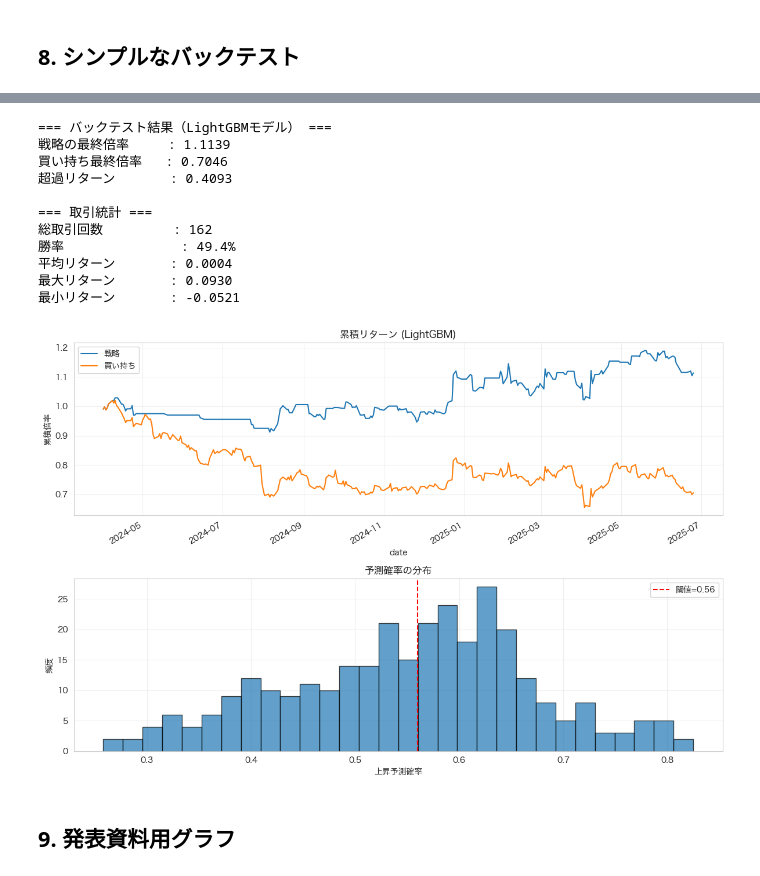
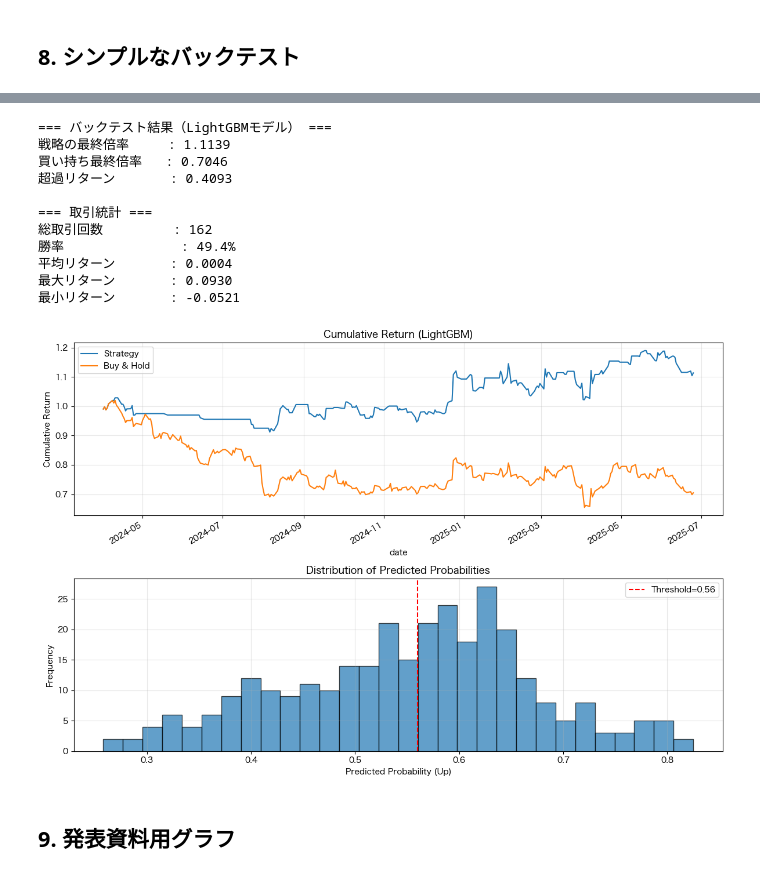
Before and after one commit to g-horikoshi-216/toyota-lstm, a Jupyter notebook: simple_buy_sell.ipynb, the cells around one changed output, grey strips where cells are left out. Drawn from its saved outputs; the diff is of its cells as text; code cells hidden in the pictures.

```diff
--- a/simple_buy_sell.ipynb
+++ b/simple_buy_sell.ipynb
@@ -748,46 +748,52 @@ if n_trades > 0:
 else:
     print('取引なし')
 
-# プロット（日本語フォント設定を追加）
+# プロット（クロスプラットフォーム対応フォント設定）
 import matplotlib.pyplot as plt
 import matplotlib
+import platform
 
-# 日本語フォント設定（macOS用）
-matplotlib.rcParams['font.sans-serif'] = ['Hiragino Sans', 'Hiragino Maru Gothic Pro', 'Arial Unicode MS', 'DejaVu Sans']
+# クロスプラットフォーム対応のフォント設定
+if platform.system() == 'Darwin':  # macOS
+    matplotlib.rcParams['font.sans-serif'] = ['Hiragino Sans', 'Hiragino Maru Gothic Pro', 'Arial Unicode MS', 'DejaVu Sans']
+elif platform.system() == 'Linux':
+    matplotlib.rcParams['font.sans-serif'] = ['Noto Sans CJK JP', 'Noto Sans', 'DejaVu Sans']
+else:  # Windows
+    matplotlib.rcParams['font.sans-serif'] = ['MS Gothic', 'Yu Gothic', 'DejaVu Sans']
 matplotlib.rcParams['axes.unicode_minus'] = False
 
 fig, axes = plt.subplots(2, 1, figsize=(12, 8))
 
 # 累積リターン
-results[['strategy_curve', 'buy_hold_curve']].plot(ax=axes[0], title=f'累積リターン ({model_type})')
-axes[0].set_ylabel('累積倍率')
-axes[0].legend(['戦略', '買い持ち'])
+results[['strategy_curve', 'buy_hold_curve']].plot(ax=axes[0], title=f'Cumulative Return ({model_type})')
+axes[0].set_ylabel('Cumulative Return')
+axes[0].legend(['Strategy', 'Buy & Hold'])
 axes[0].grid(True, alpha=0.3)
 
 # 予測確率の分布
 axes[1].hist(results['prob_buy'], bins=30, alpha=0.7, edgecolor='black')
-axes[1].axvline(threshold, color='red', linestyle='--', label=f'閾値={threshold:.2f}')
-axes[1].set_xlabel('上昇予測確率')
-axes[1].set_ylabel('頻度')
-axes[1].set_title('予測確率の分布')
+axes[1].axvline(threshold, color='red', linestyle='--', label=f'Threshold={threshold:.2f}')
+axes[1].set_xlabel('Predicted Probability (Up)')
+axes[1].set_ylabel('Frequency')
+axes[1].set_title('Distribution of Predicted Probabilities')
 axes[1].legend()
 axes[1].grid(True, alpha=0.3)
 
 plt.tight_layout()
 plt.show()
 # %% [output]
 === バックテスト結果（LightGBMモデル） ===
 戦略の最終倍率     : 1.1139
 買い持ち最終倍率   : 0.7046
 超過リターン       : 0.4093
 
 === 取引統計 ===
 総取引回数         : 162
 勝率               : 49.4%
 平均リターン       : 0.0004
 最大リターン       : 0.0930
 最小リターン       : -0.0521
-[figure, old version]
+[figure, new version]
 # %% [markdown]
 ## 9. 発表資料用グラフ
 # %%
```
Also changed, not shown: parts of 2 cells of this notebook.
